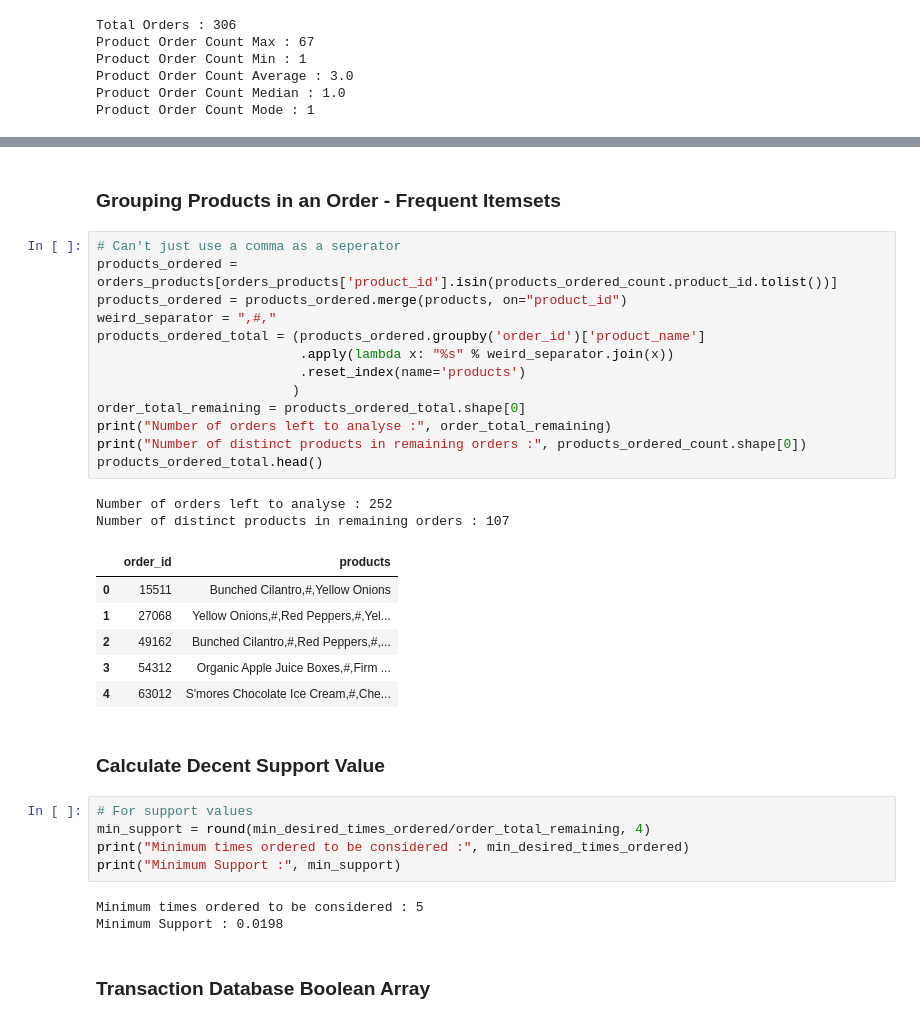
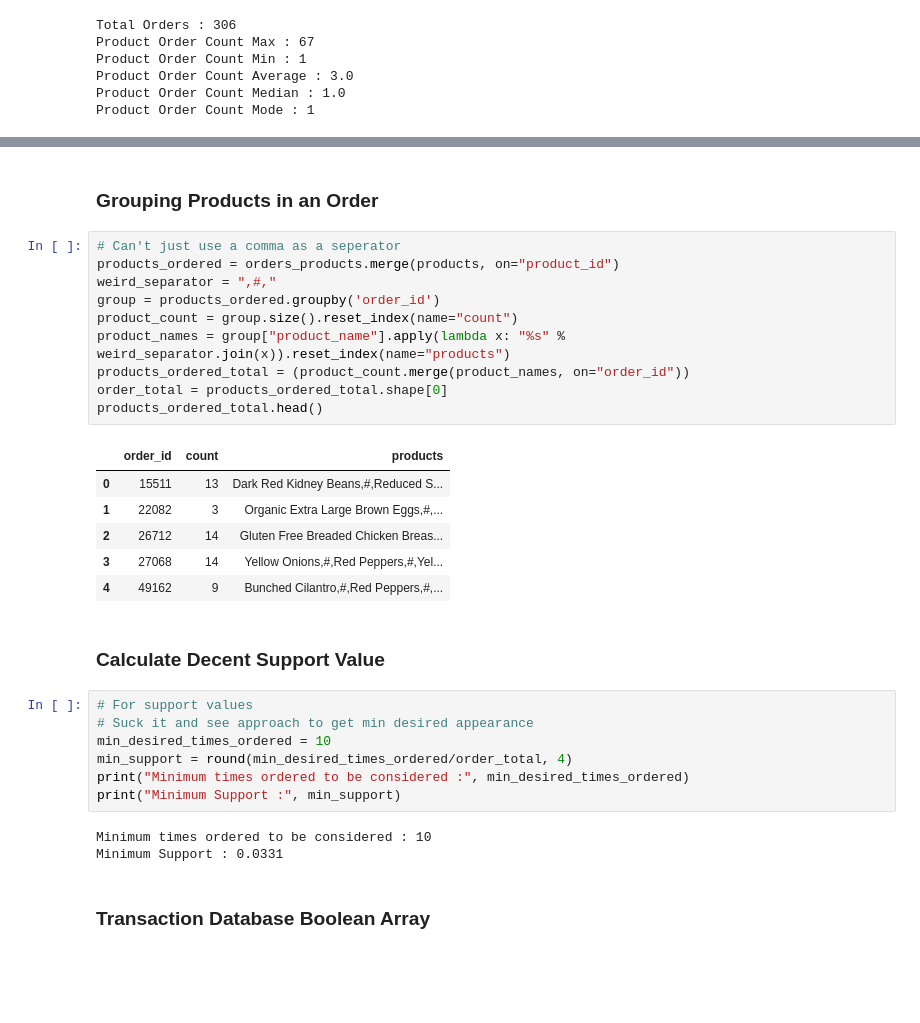
Before and after one commit to 1carew1/instacart_investigation, a Jupyter notebook: Assignment_2_ARM.ipynb, the cells around one changed output, grey strips where cells are left out. Saved outputs shown, nothing was run; the diff lists cells and outputs as text; blank space fills up the shorter version.

```diff
--- a/Assignment_2_ARM.ipynb
+++ b/Assignment_2_ARM.ipynb
@@ -168,37 +127,34 @@ products_ordered_count.head()
 # %% [markdown]
-### Grouping Products in an Order - Frequent Itemsets
+### Grouping Products in an Order
 # %%
 # Can't just use a comma as a seperator
-products_ordered = orders_products[orders_products['product_id'].isin(products_ordered_count.product_id.tolist())]
-products_ordered = products_ordered.merge(products, on="product_id")
+products_ordered = orders_products.merge(products, on="product_id")
 weird_separator = ",#,"
-products_ordered_total = (products_ordered.groupby('order_id')['product_name']
-                          .apply(lambda x: "%s" % weird_separator.join(x))
-                          .reset_index(name='products')
-                         )
-order_total_remaining = products_ordered_total.shape[0]
-print("Number of orders left to analyse :", order_total_remaining)
-print("Number of distinct products in remaining orders :", products_ordered_count.shape[0])
+group = products_ordered.groupby('order_id')
+product_count = group.size().reset_index(name="count")
+product_names = group["product_name"].apply(lambda x: "%s" % weird_separator.join(x)).reset_index(name="products")
+products_ordered_total = (product_count.merge(product_names, on="order_id"))
+order_total = products_ordered_total.shape[0]
 products_ordered_total.head()
 # %% [output]
-Number of orders left to analyse : 252
-Number of distinct products in remaining orders : 107
-|  | order_id | products |
-| 0 | 15511 | Bunched Cilantro,#,Yellow Onions |
-| 1 | 27068 | Yellow Onions,#,Red Peppers,#,Yel... |
-| 2 | 49162 | Bunched Cilantro,#,Red Peppers,#,... |
-| 3 | 54312 | Organic Apple Juice Boxes,#,Firm ... |
-| 4 | 63012 | S'mores Chocolate Ice Cream,#,Che... |
+|  | order_id | count | products |
+| 0 | 15511 | 13 | Dark Red Kidney Beans,#,Reduced S... |
+| 1 | 22082 | 3 | Organic Extra Large Brown Eggs,#,... |
+| 2 | 26712 | 14 | Gluten Free Breaded Chicken Breas... |
+| 3 | 27068 | 14 | Yellow Onions,#,Red Peppers,#,Yel... |
+| 4 | 49162 | 9 | Bunched Cilantro,#,Red Peppers,#,... |
 # %% [markdown]
 ### Calculate Decent Support Value
 # %%
 # For support values
-min_support = round(min_desired_times_ordered/order_total_remaining, 4)
+# Suck it and see approach to get min desired appearance
+min_desired_times_ordered = 10
+min_support = round(min_desired_times_ordered/order_total, 4)
 print("Minimum times ordered to be considered :", min_desired_times_ordered)
 print("Minimum Support :", min_support)
 # %% [output]
-Minimum times ordered to be considered : 5
-Minimum Support : 0.0198
+Minimum times ordered to be considered : 10
+Minimum Support : 0.0331
 # %% [markdown]
 ### Transaction Database Boolean Array
 # %%
```
Also changed, not shown: parts of 21 cells of this notebook.
